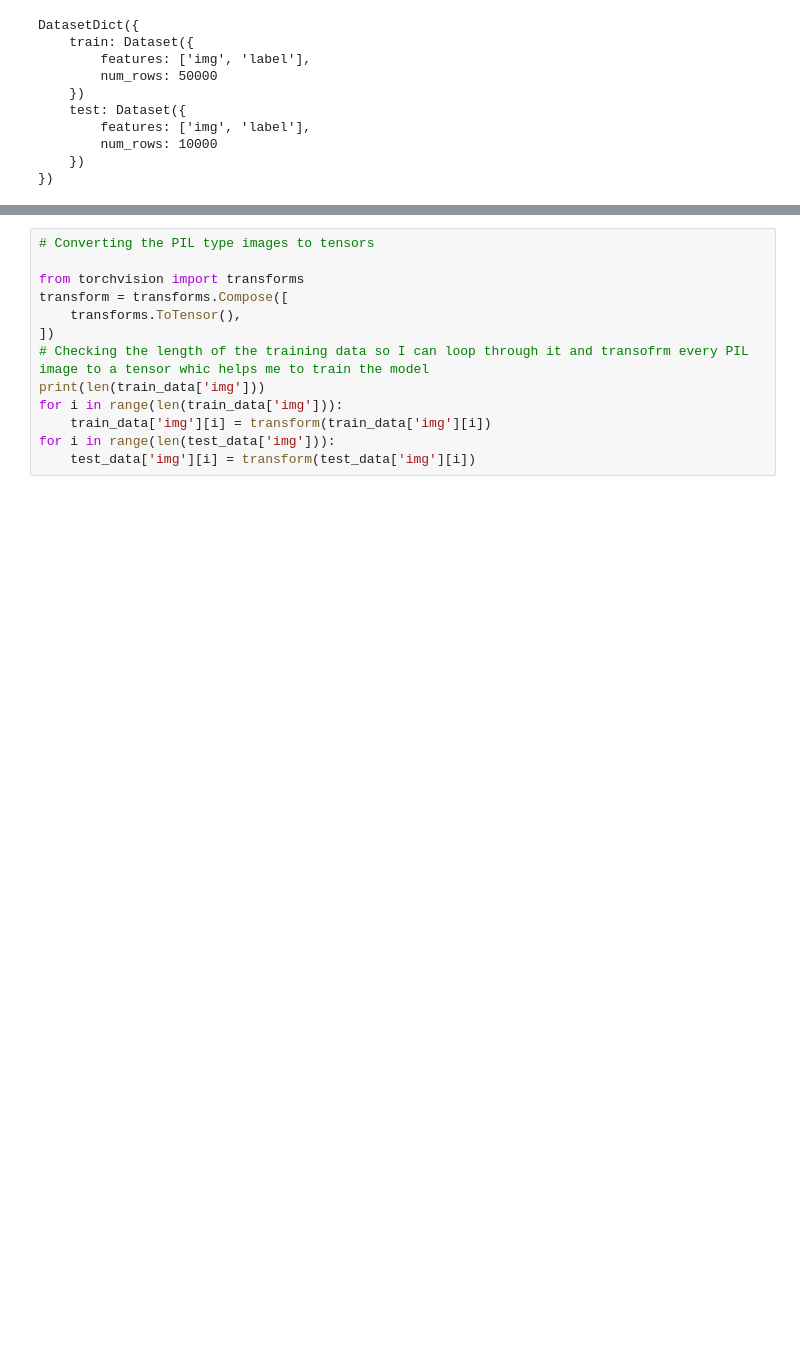
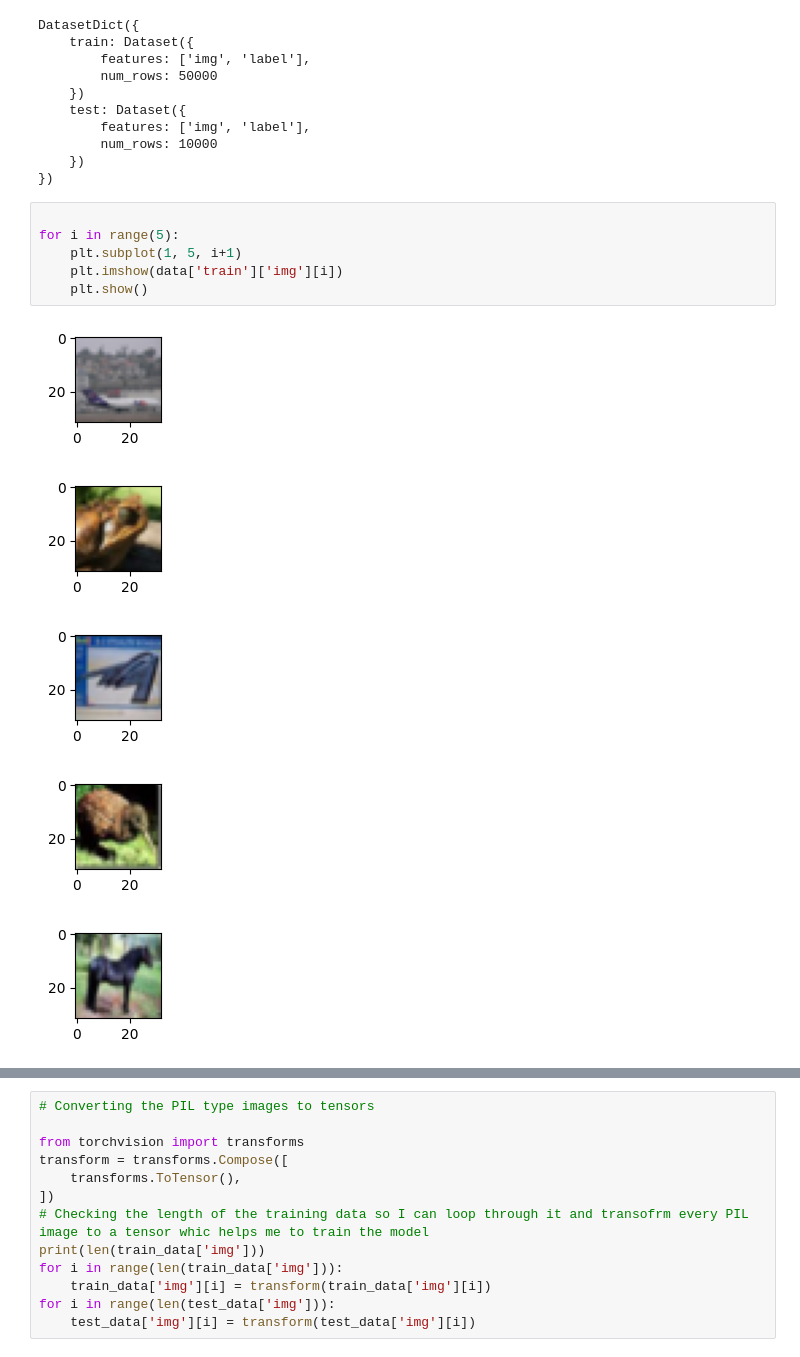
Before and after one commit to ashkew2202/CCAI, a Jupyter notebook: imagePredictor.ipynb, the cells around one changed output, grey strips where cells are left out. Cells and saved outputs as stored; diff of their text form; blank space fills up the shorter version.

```diff
--- a/imagePredictor.ipynb
+++ b/imagePredictor.ipynb
@@ -18,6 +18,18 @@ DatasetDict({
         num_rows: 10000
     })
 })
+# %%
+
+for i in range(5):
+    plt.subplot(1, 5, i+1)
+    plt.imshow(data['train']['img'][i])
+    plt.show()
+# %% [output]
+[figure, added]
+[figure, added]
+[figure, added]
+[figure, added]
+[figure, added]
 # %%
 train_data = data['train']
 test_data = data['test']
```
Also changed, not shown: parts of 13 cells of this notebook, 1 other file.
